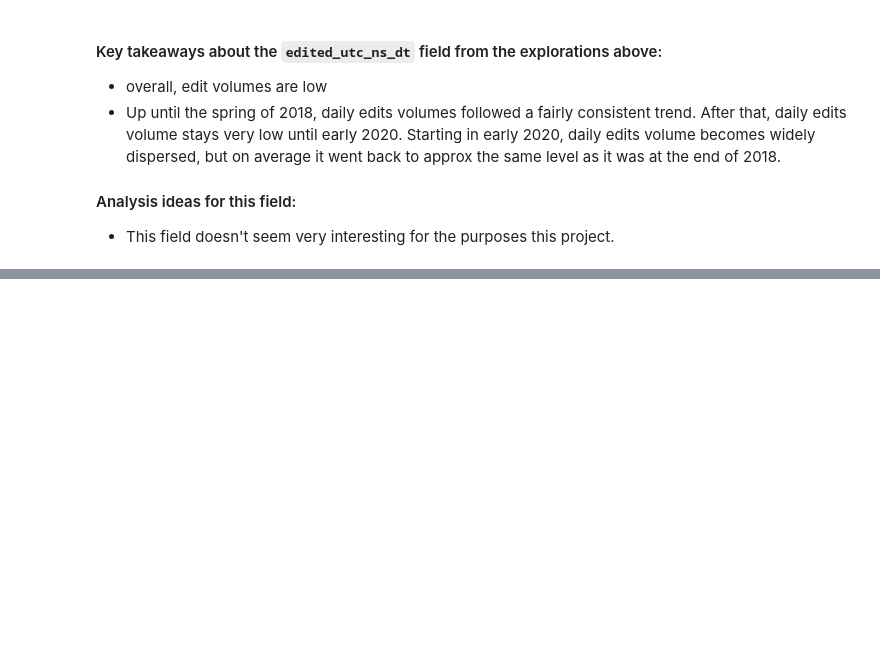
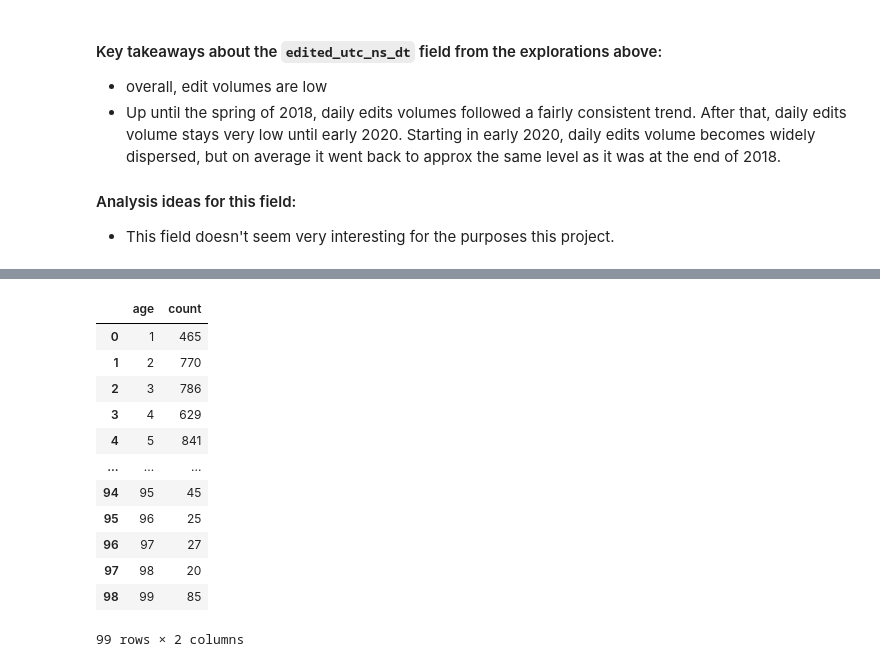
Before and after one commit to 33eyes/reddit-askdocs-analysis, a Jupyter notebook: 06_eda.ipynb, the cells around one changed output, grey strips where cells are left out. Drawn from its saved outputs; the diff is of its cells as text; code cells hidden in the pictures; blank space fills up the shorter version.

```diff
--- a/06_eda.ipynb
+++ b/06_eda.ipynb
@@ -1733,0 +1678,18 @@ Name: proportion, dtype: float64
+# %%
+age_vc = df['age'].value_counts().sort_index().reset_index()
+age_vc['age'] = age_vc['age'].astype('int')
+age_vc
+# %% [output]
+|  | age | count |
+| 0 | 1 | 465 |
+| 1 | 2 | 770 |
+| 2 | 3 | 786 |
+| 3 | 4 | 629 |
+| 4 | 5 | 841 |
+| ... | ... | ... |
+| 94 | 95 | 45 |
+| 95 | 96 | 25 |
+| 96 | 97 | 27 |
+| 97 | 98 | 20 |
+| 98 | 99 | 85 |
+99 rows × 2 columns
```
Also changed, not shown: parts of 18 cells of this notebook.
